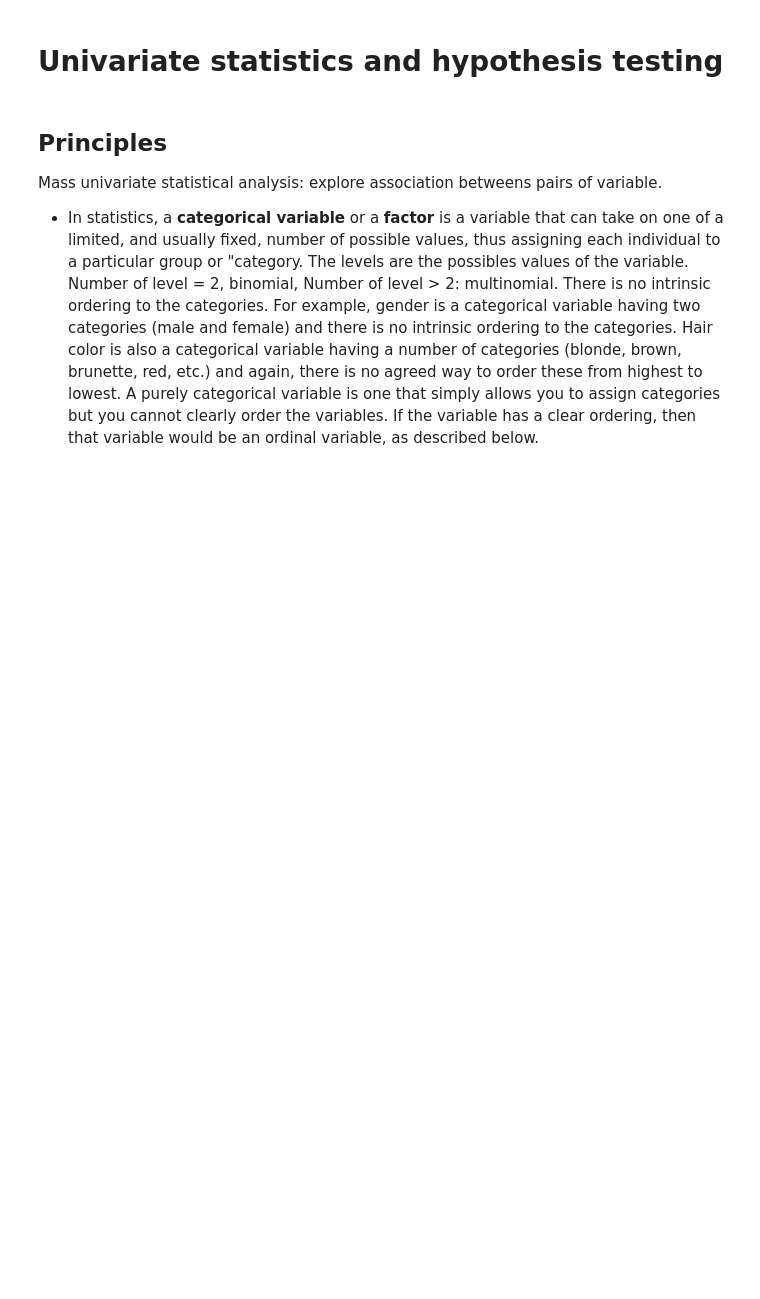
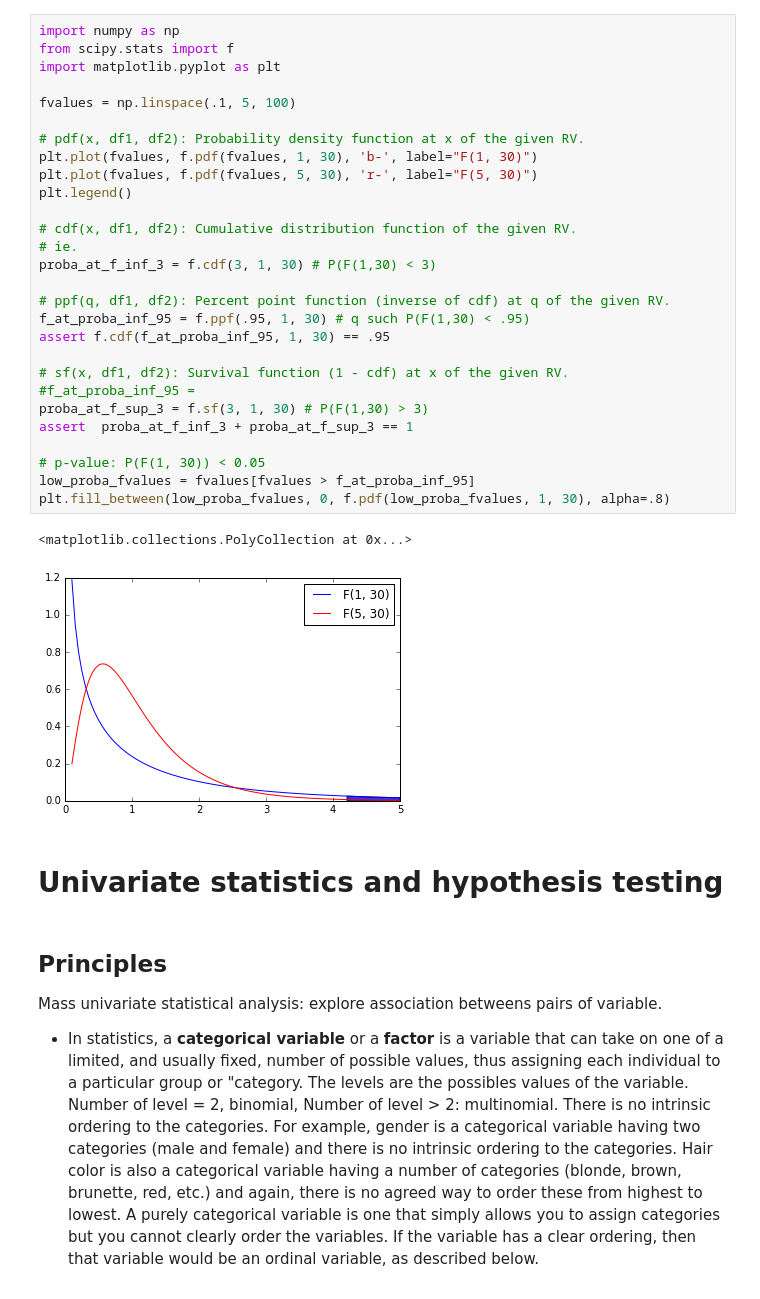
Before and after one commit to anhnguyendepocen/pylearn-doc, a Jupyter notebook: notebooks/stat_univar.ipynb, the cells around one changed output. Saved outputs shown, nothing was run; the diff lists cells and outputs as text; blank space fills up the shorter version.

Commit message:
univar stats

```diff
--- a/notebooks/stat_univar.ipynb
+++ b/notebooks/stat_univar.ipynb
@@ -1,3 +30,34 @@
+# %%
+import numpy as np
+from scipy.stats import f
+import matplotlib.pyplot as plt
+
+fvalues = np.linspace(.1, 5, 100)
+
+# pdf(x, df1, df2): Probability density function at x of the given RV.
+plt.plot(fvalues, f.pdf(fvalues, 1, 30), 'b-', label="F(1, 30)")
+plt.plot(fvalues, f.pdf(fvalues, 5, 30), 'r-', label="F(5, 30)")
+plt.legend()
+
+# cdf(x, df1, df2): Cumulative distribution function of the given RV.
+# ie.
+proba_at_f_inf_3 = f.cdf(3, 1, 30) # P(F(1,30) < 3)
+
+# ppf(q, df1, df2): Percent point function (inverse of cdf) at q of the given RV.
+f_at_proba_inf_95 = f.ppf(.95, 1, 30) # q such P(F(1,30) < .95)
+assert f.cdf(f_at_proba_inf_95, 1, 30) == .95
+
+# sf(x, df1, df2): Survival function (1 - cdf) at x of the given RV.
+#f_at_proba_inf_95 =
+proba_at_f_sup_3 = f.sf(3, 1, 30) # P(F(1,30) > 3)
+assert  proba_at_f_inf_3 + proba_at_f_sup_3 == 1
+
+# p-value: P(F(1, 30)) < 0.05
+low_proba_fvalues = fvalues[fvalues > f_at_proba_inf_95]
+plt.fill_between(low_proba_fvalues, 0, f.pdf(low_proba_fvalues, 1, 30), alpha=.8)
+# %% [output]
+<matplotlib.collections.PolyCollection at 0x...>
+[figure, added]
 # %% [markdown]
 # Univariate statistics and hypothesis testing
 # %% [markdown]
```
Also changed, not shown: parts of 5 cells of this notebook, 2 other files.
